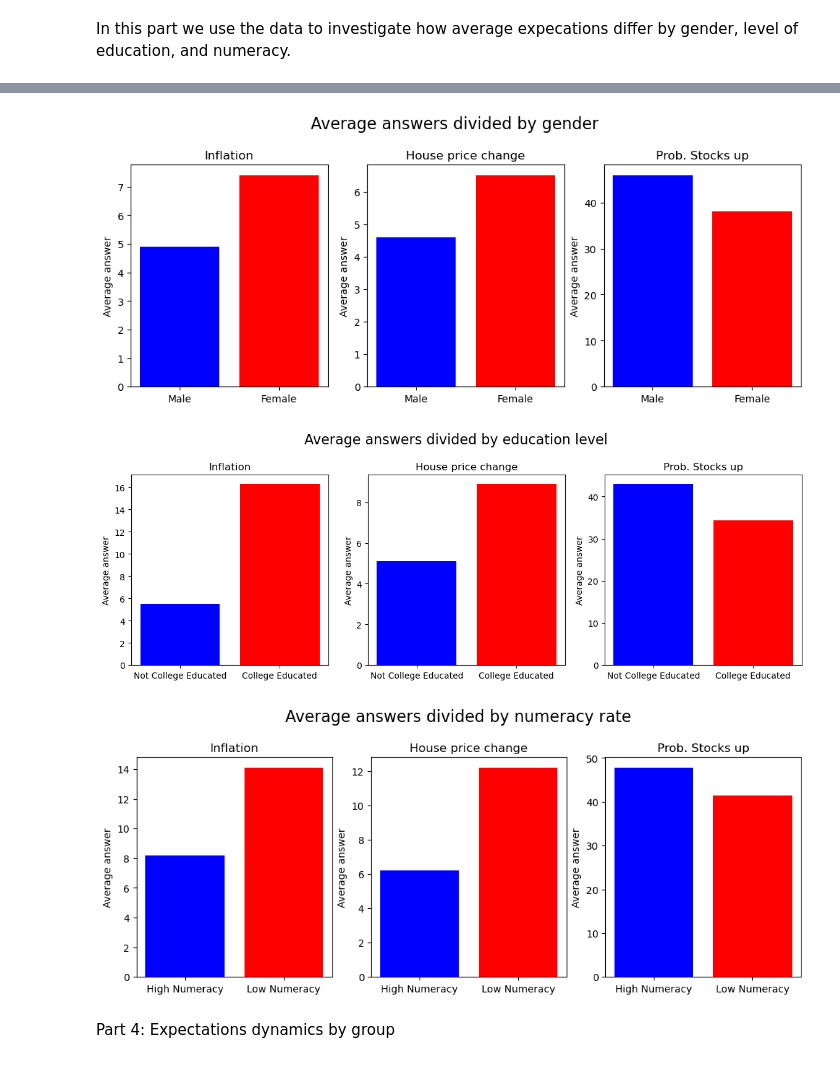
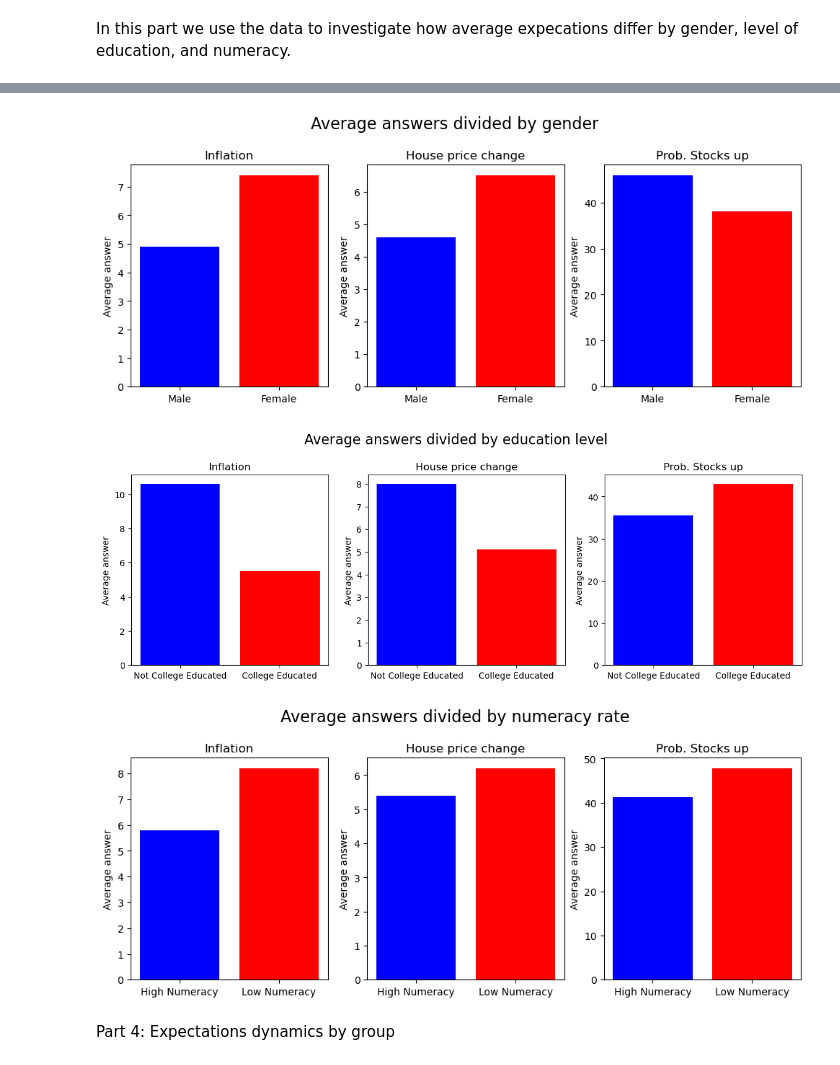
Before and after one commit to Sophiabevers/TECH2-Group-term-paper, a Jupyter notebook: Termpaper final.ipynb, the cells around one changed output, grey strips where cells are left out. Cells and saved outputs as stored; diff of their text form; code cells hidden in the pictures.

```diff
--- a/Termpaper final.ipynb
+++ b/Termpaper final.ipynb
@@ -44,5 +87,8 @@ figures = ['Inflation', 'House price change', 'Prob. Stocks up']
 education = ['Not College Educated', 'College Educated']
 numeracy_rate = ['High Numeracy', 'Low Numeracy']
 colors = ['red', 'blue']
+calc_groups = ['df_gender', 'df_college', 'df_numeracy']
+falseind = ['Male', 'Not college educated', 'Low numeracy rate']
+trueind = ['Female', 'College educated', 'High numeracy rate']
 # %%
 # 1. average for each expectations variable
@@ -74,18 +140,0 @@ The average answer for PROB STOCKS UP from the Female group is 38.0.
-# %%
-# non-college and college
-df_college = df[df['educ']>2]
-df_non_college= df[df['educ']<2]
-# create a function to calculate and print the average variables
-def df_college_calculation(variable):
-    variable_neat = variable.replace('_', ' ').upper()
-    df_educ ={}
-    variable_averagec = round(df_college[variable].mean(), 1)
-    variable_averagenc = round(df_non_college[variable].mean(),1)
-    df_educ['college educated'] = variable_averagec
-    df_educ['non college educated'] = variable_averagenc
-    for key, value in df_educ.items():
-        print(f'The average answer for {variable_neat} from the {key} group is {value}.')
-
-for i in range(len(variables)):
-    df_college_calculation(variable = variables[i])
-    print(' ')
@@ -146,49 +145,45 @@ def df_gender_dictionary(variable):
     variable_average = round(df_gender[variable].mean(),1)
     variable_average = variable_average.rename({0.0: 'Male', 1.0: 'Female'})
     variabledc = variable_average.to_dict()
-    gender = variabledc.values()
+
     return variabledc.values()
 
 def df_college_dictionary(variable):
     variable_neat = variable.replace('_', ' ').upper()
-    df_educ ={}
-    variable_averagec = round(df_college[variable].mean(), 1)
-    variable_averagenc = round(df_non_college[variable].mean(),1)
-    df_educ['college educated'] = variable_averagec
-    df_educ['non college educated'] = variable_averagenc
-    return df_educ.values()
+    variable_average = round(df_college[variable].mean(),1)
+    variable_average = variable_average.rename({0.0: 'Not College Educated', 1.0:'College educated'})
+    variabledc = variable_average.to_dict()
+    return variabledc.values()
 
 def df_numeracy_dictionary(variable):
     variable_neat = variable.replace('_', ' ').upper()
-    df_num ={}
-    variable_averageh = round(df_high[variable].mean(), 1)
-    variable_averagel = round(df_low[variable].mean(),1)
-    df_num['high numeracy'] = variable_averageh
-    df_num['low numeracy'] = variable_averagel
-    return df_num.values()
+    variable_average = round(df_numeracy[variable].mean(), 1)
+    variable_average = variable_average.rename({0.0: 'Low Numeracy Rate', 1.0:'High Numeracy rate'})
+    variabledc = variable_average.to_dict()
+    return variabledc.values()
 
 #function to plot figure for each division
 def plot_figure(x,y,division, dict_function, categories):
     fig, axes = plt.subplots(1, 3,  figsize=(x, y))
     fig.suptitle(f'Average answers divided by {division}', fontsize = 16, y = 1.05)
 
     #loop to create three figures for each variable
     c = 0
     for i in range(len(variables)):
         avg = dict_function(variable=variables[i])
         axes[c].bar(categories, avg, color = ['blue', 'red'])
         axes[c].set_title(figures[c])
         axes[c].set_ylabel('Average answer')
 
         c +=1
 #use functions
 plot_figure(x=12,y=4,division='gender', dict_function=df_gender_dictionary, categories = genders)
 plot_figure(x=14,y=4, division = 'education level', dict_function = df_college_dictionary, categories = education)
 plot_figure(x=12, y=4, division = 'numeracy rate', dict_function = df_numeracy_dictionary, categories = numeracy_rate)
 # %% [output]
 [figure]
-[figure, old version]
+[figure, new version]
-[figure, old version]
+[figure, new version]
 # %% [markdown]
 Part 4: Expectations dynamics by group
 # %% [markdown]
```
Also changed, not shown: parts of 8 cells of this notebook, 2 other files.
